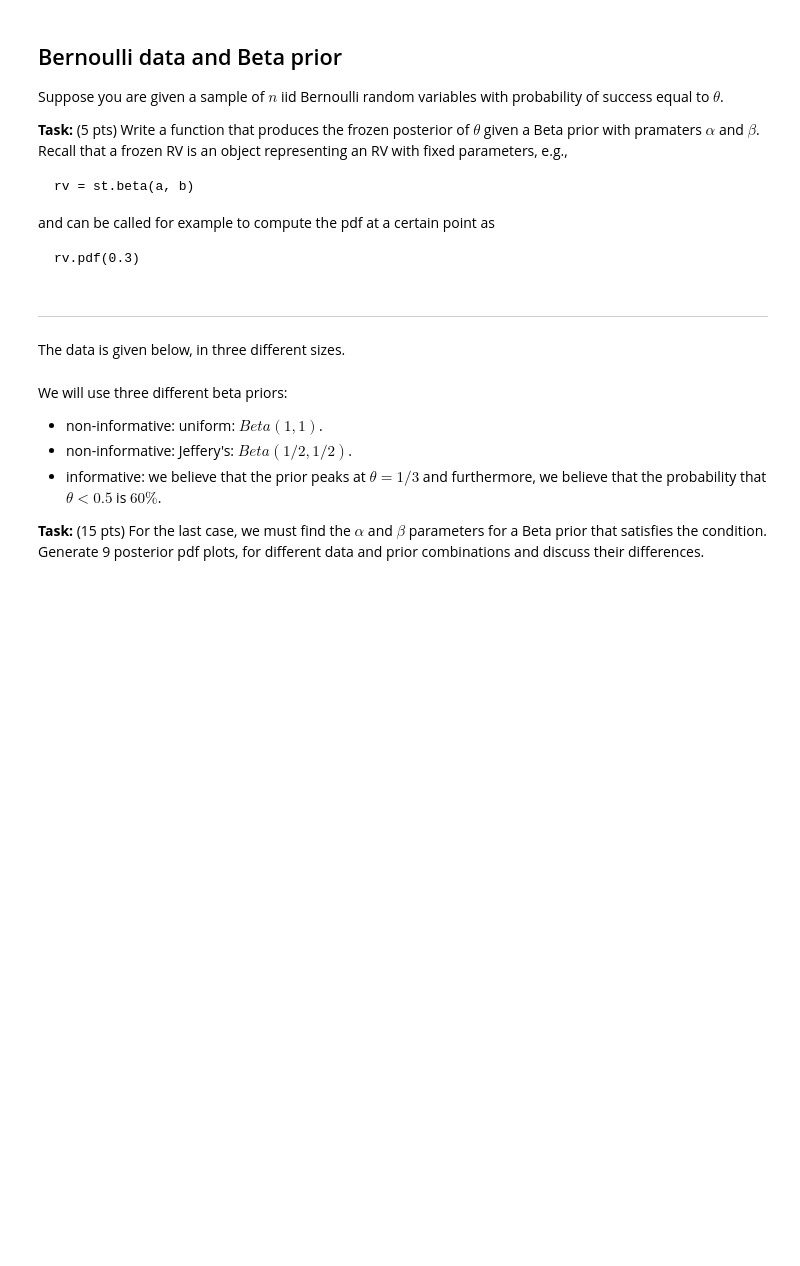
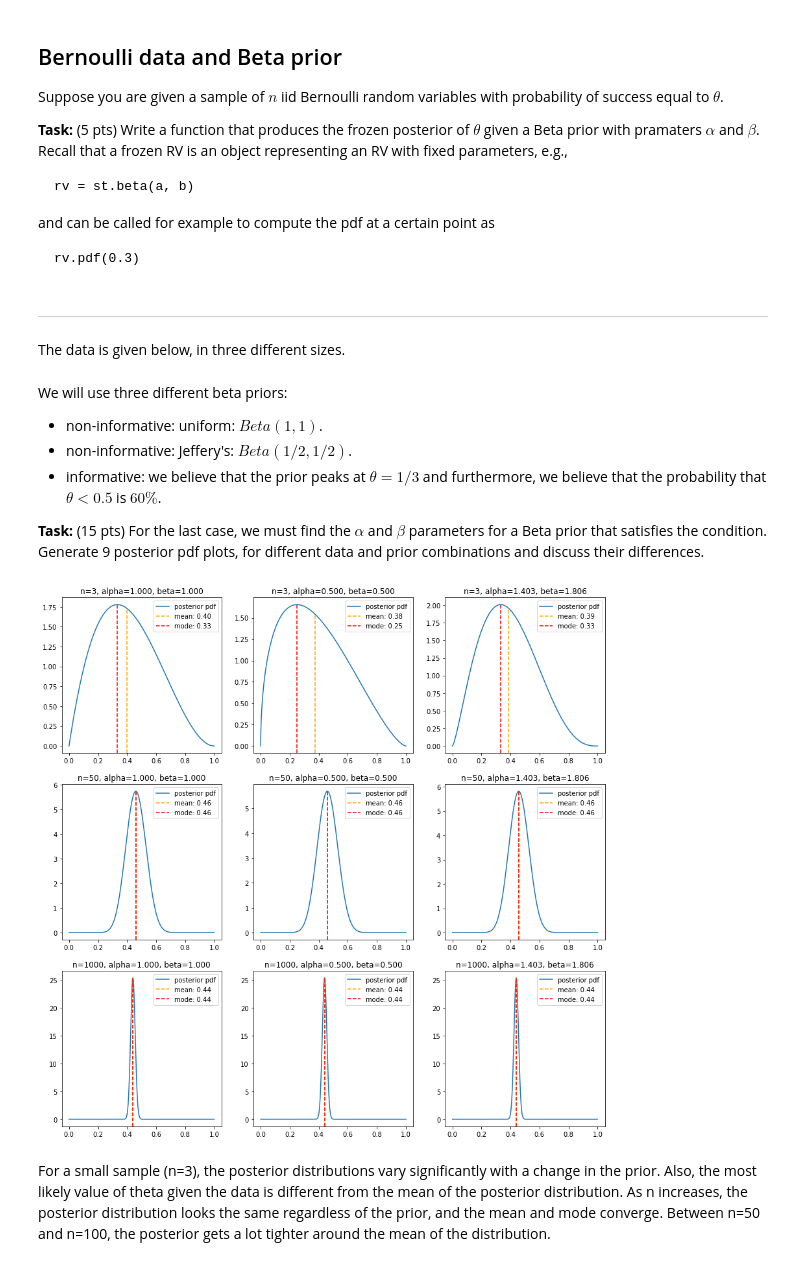
Before and after one commit to ZackBoner/SLGM-fall-2021, a Jupyter notebook: 2021F_Lab_3_Bayes.ipynb, the cells around one changed output. Cells and saved outputs as stored; diff of their text form; code cells hidden in the pictures; blank space fills up the shorter version.

```diff
--- a/2021F_Lab_3_Bayes.ipynb
+++ b/2021F_Lab_3_Bayes.ipynb
@@ -34,7 +34,10 @@ def bayesBernBeta(data,prior):
     - prior=[alpha,beta], prior Beta parameters
     """
     # Begin Solution
-
+    x = sum(data)
+    n = len(data)
+    posterior = [prior[0]+x, prior[1]+n-x]
+    return st.beta(*posterior)
     # End Solution
 # %% [markdown]
 ___
@@ -55,17 +58,35 @@ __Task:__ (15 pts) For the last case, we must find the $\alpha$ and $\beta$ para
 # %%
 # The priors
 r = np.linspace(0,1,1000)
 prior_unif = [1,1]
 prior_jeff = [1/2,1/2]
 # Finding the informative prior (last prior):
 # we want the mode be at 1/3, so alpha = (beta+1)/2
 # we numerically find the value of alpha using the cdf
 alpha = np.linspace(0.51,10,1000) # we start from .51 since we need beta=2*alpha-1 > 0
 cdf = np.array([st.beta.cdf(0.5,a,(2*a-1)) for a in alpha])
 alpha_inf = alpha[sum(cdf<0.60)];
 beta_inf = (2*alpha_inf-1)
+prior_inf = [alpha_inf, beta_inf]
 # Producing the plots
 
+
+fig, axs = plt.subplots(3, 3)
+fig.set_size_inches(15, 15)
 # Begin Solution
-
+for i, data in enumerate([small_sample, med_sample, large_sample]):
+    for j, prior in enumerate([prior_unif, prior_jeff, prior_inf]):
+        rv_prior = bayesBernBeta(data, prior)
+        theta = np.linspace(0, 1, 1000)
+        pdf = rv_prior.pdf(theta)
+        axs[i, j].plot(theta, pdf, label='posterior pdf')
+        y_min, y_max = axs[i, j].get_ylim()
+        axs[i, j].axvline(rv_prior.mean(), ymax=rv_prior.pdf(rv_prior.mean())/y_max, linestyle='--', c='orange', label=f'mean: {rv_prior.mean():0.2f}')
+        axs[i, j].axvline(theta[np.argmax(pdf)], ymax=rv_prior.pdf(theta[np.argmax(pdf)])/y_max, linestyle='--', c='red', label=f'mode: {theta[np.argmax(pdf)]:0.2f}')
+        axs[i, j].legend()
+        axs[i, j].set_title(f'n={len(data)}, alpha={prior[0]:0.3f}, beta={prior[1]:0.3f}')
 # End Solution
+# %% [output]
+[figure, added]
+# %% [markdown]
+For a small sample (n=3), the posterior distributions vary significantly with a change in the prior. Also, the most likely value of theta given the data is different from the mean of the posterior distribution. As n increases, the posterior distribution looks the same regardless of the prior, and the mean and mode converge. Between n=50 and n=100, the posterior gets a lot tighter around the mean of the distribution.
```
Also changed, not shown: 1 other file.
